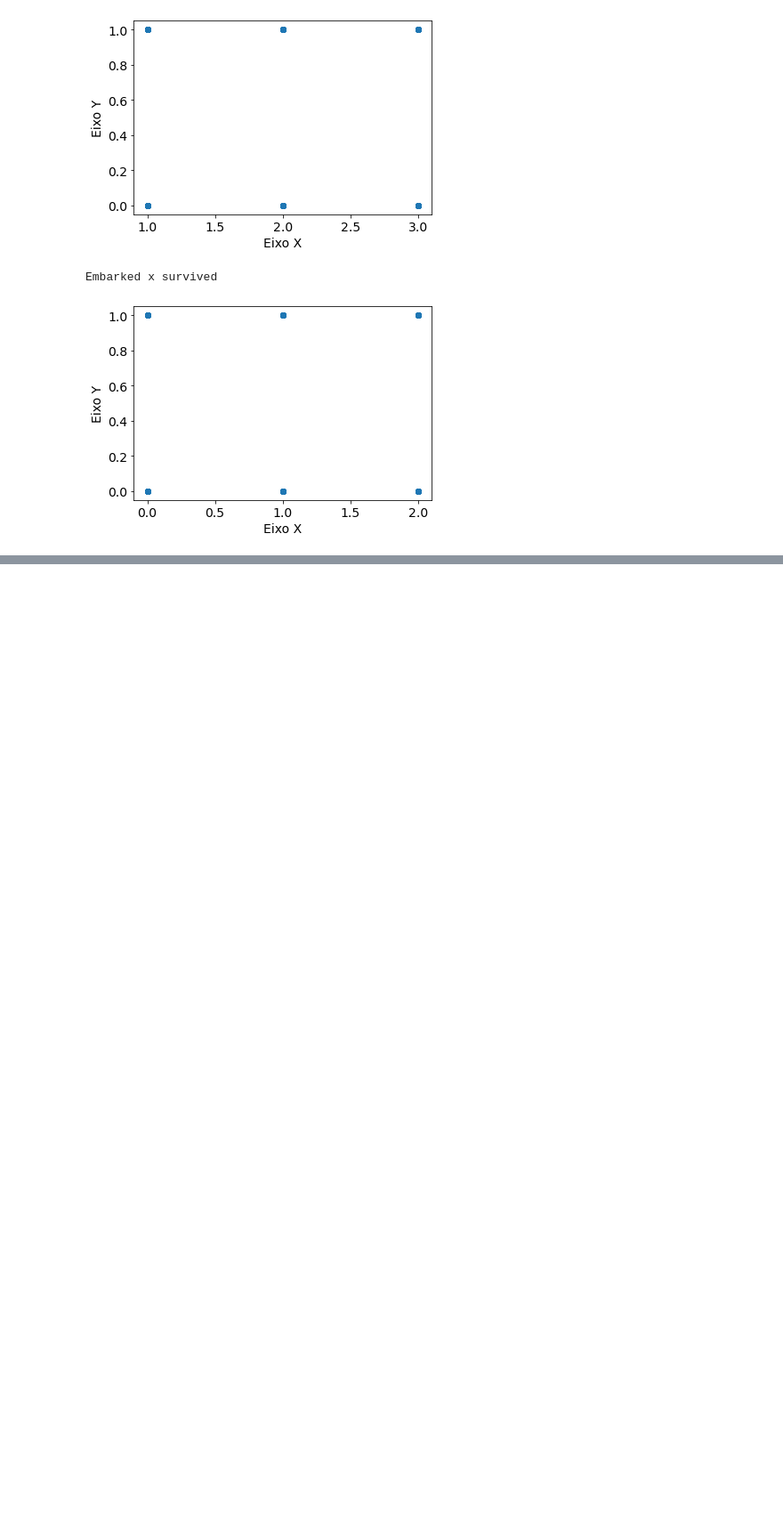
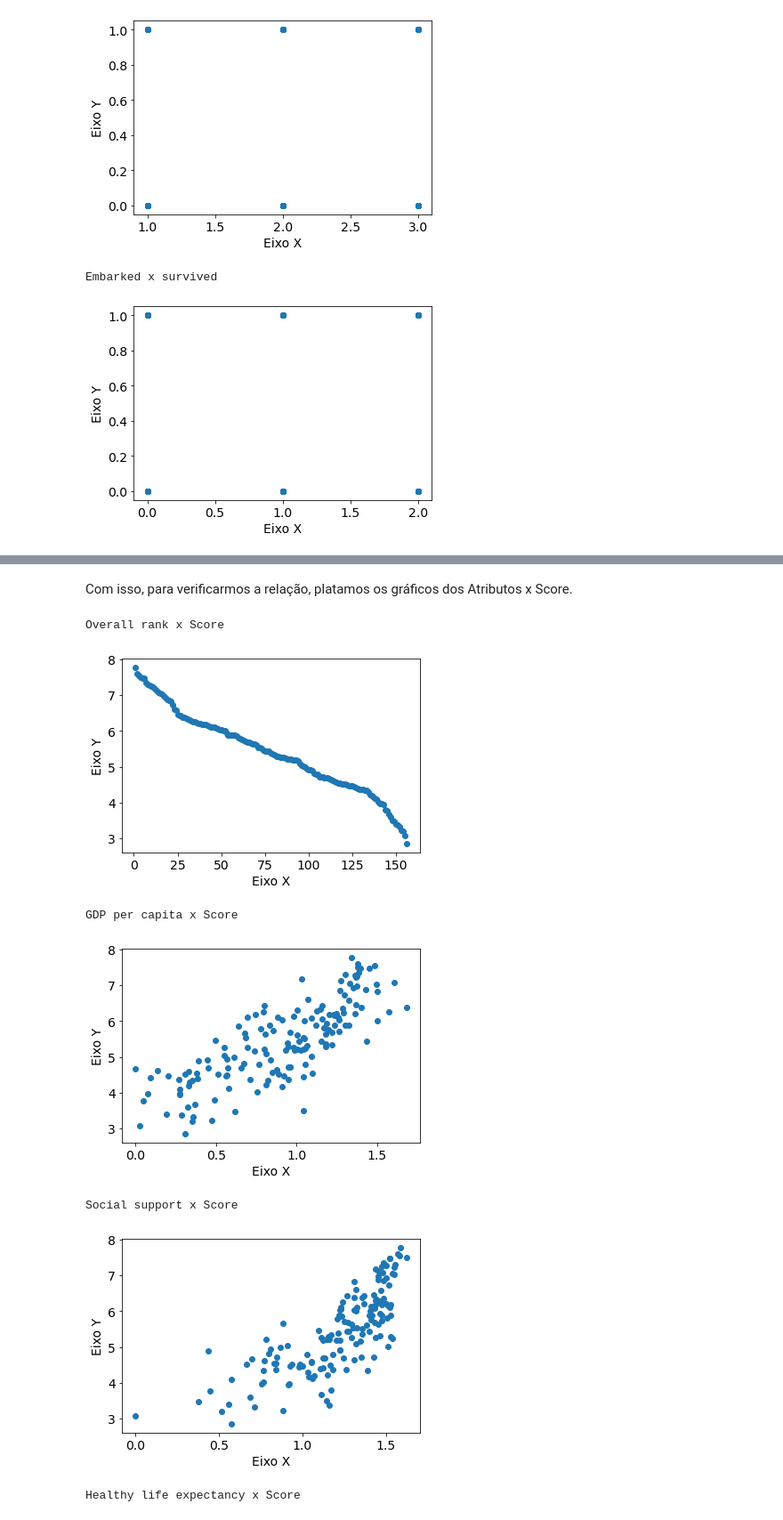
Before and after one commit to siliconemonster/IA-2020.1, a Jupyter notebook: AlineLarissa_TrabRegressao.ipynb, the cells around one changed output, grey strips where cells are left out. Shown at 89% size. Drawn from its saved outputs; the diff is of its cells as text; code cells hidden in the pictures; blank space fills up the shorter version.

Commit message:
Trabalho pronto de regressão linear

```diff
--- a/AlineLarissa_TrabRegressao.ipynb
+++ b/AlineLarissa_TrabRegressao.ipynb
@@ -135,0 +163,10 @@ Essa conclusão era algo que esperávamos já que o nosso resultado são valores
+# %%
+#Lendo o data set https://drive.google.com/file/d/1fq1U8iVNZ8KvrlCVY2yoWKeNJasXXKTV/view?usp=sharing
+data_happy = pd.read_csv("/content/drive/MyDrive/Trab_Regressao/2019.csv")
+
+#configurando gráficos
+plt.rc("font", size=14)
+
+# Descobrir quais atributos tem uma relação linear com Survived (que é o nosso classificador)
+#https://pandas.pydata.org/pandas-docs/stable/reference/api/pandas.DataFrame.corr.html
+data_happy.corr(method='pearson')
@@ -135,0 +187,50 @@ Essa conclusão era algo que esperávamos já que o nosso resultado são valores
+# %% [markdown]
+Com isso, para verificarmos a relação, platamos os gráficos dos Atributos x Score.
+# %%
+##  Plotando os Gráficos Atributos x Score ##
+
+print("Overall rank x Score")
+plt.scatter(data_happy['Overall rank'], data_happy['Score'],cmap='red')
+# rótulo dos eixos e salvando o arquivo com a imagem
+plt.xlabel("Eixo X")
+plt.ylabel("Eixo Y")
+plt.savefig('pontos.png')
+plt.show()
+
+print()
+
+print("GDP per capita x Score")
+plt.scatter(data_happy['GDP per capita'], data_happy['Score'],cmap='red')
+# rótulo dos eixos e salvando o arquivo com a imagem
+plt.xlabel("Eixo X")
+plt.ylabel("Eixo Y")
+plt.savefig('pontos.png')
+plt.show()
+
+print()
+
+print("Social support x Score")
+plt.scatter(data_happy['Social support'], data_happy['Score'],cmap='red')
+# rótulo dos eixos e salvando o arquivo com a imagem
+plt.xlabel("Eixo X")
+plt.ylabel("Eixo Y")
+plt.savefig('pontos.png')
+plt.show()
+
+print()
+
+print("Healthy life expectancy x Score")
+plt.scatter(data_happy['Healthy life expectancy'], data_happy['Score'],cmap='red')
+# rótulo dos eixos e salvando o arquivo com a imagem
+plt.xlabel("Eixo X")
+plt.ylabel("Eixo Y")
+plt.savefig('pontos.png')
+plt.show()
+# %% [output]
+Overall rank x Score
+[figure, added]
+GDP per capita x Score
+[figure, added]
+Social support x Score
+[figure, added]
+Healthy life expectancy x Score
```
Also changed, not shown: parts of 22 cells of this notebook.
